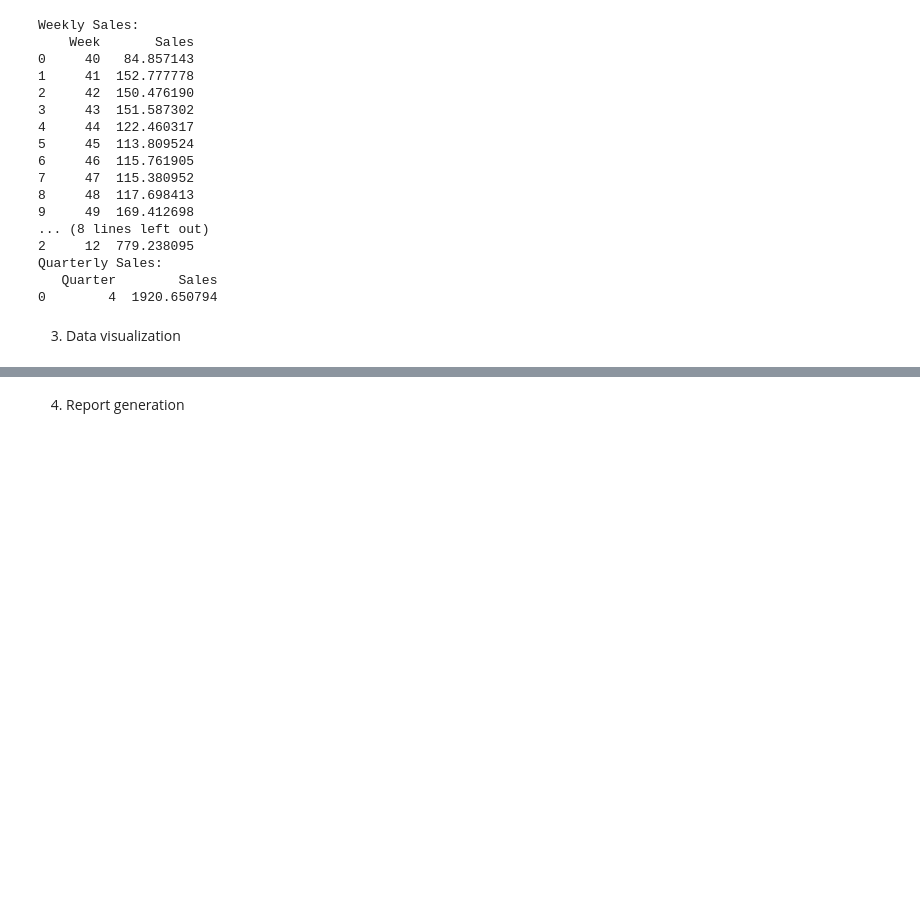
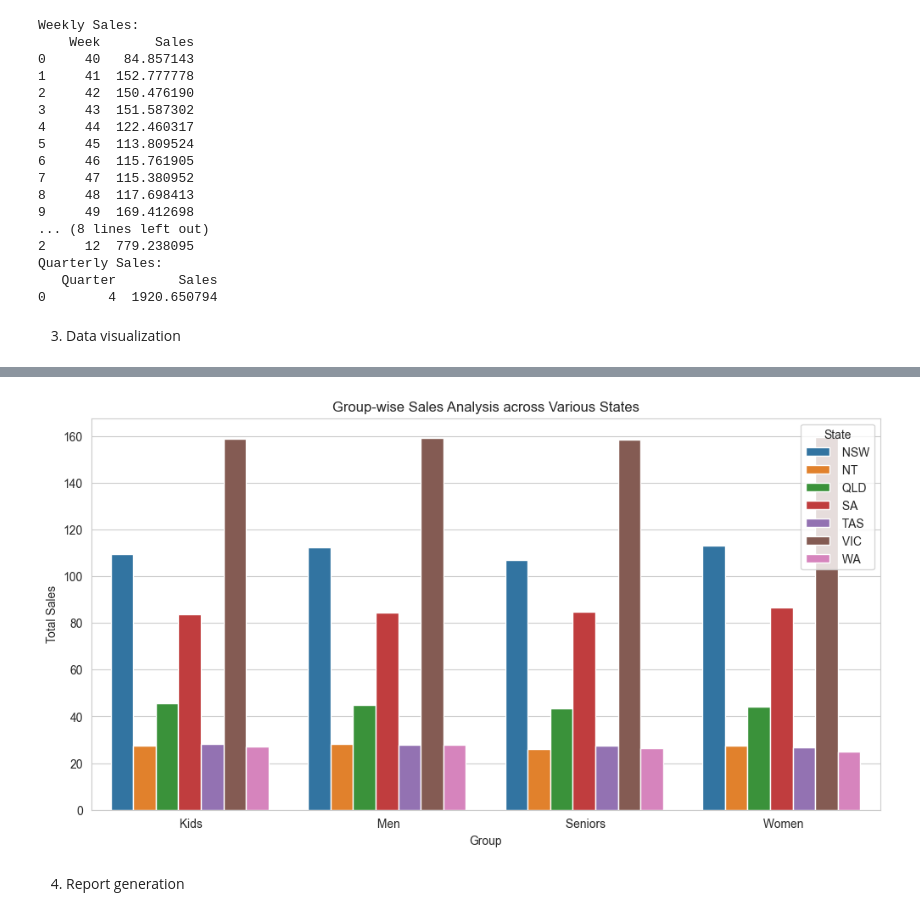
Before and after one commit to srinipar/AILabs, a Jupyter notebook: AIMLIIT/Projects/DS_Sales Analysis/SalesAnalysis.ipynb, the cells around one changed output, grey strips where cells are left out. Drawn from its saved outputs; the diff is of its cells as text; code cells hidden in the pictures; blank space fills up the shorter version.

```diff
--- a/AIMLIIT/Projects/DS_Sales Analysis/SalesAnalysis.ipynb
+++ b/AIMLIIT/Projects/DS_Sales Analysis/SalesAnalysis.ipynb
@@ -303,2 +328,14 @@ Quarterly Sales:
+# %%
+#3 a 2 Group-wise sales analysis (Kids, Women, Men, and Seniors) across various states.
+group_state_sales=df_SalesData.groupby(["Group","State"])["Sales"].sum().reset_index() #Group the sales data by both "Group" and "State" columns
+plt.figure(figsize=(12,6)) #Set the figure size for the plot to 12 inches in width and 6 inches in height.
+sns.barplot(data=group_state_sales, x="Group", y="Sales", hue="State") #Create a bar plot using seaborn's barplot function, where the x-axis represents the "Group"
+plt.title("Group-wise Sales Analysis across Various States") #Set the title of the plot to "Group-wise Sales Analysis across Various States"
+plt.xlabel("Group") #Set the label for the x-axis to "Group"
+plt.ylabel("Total Sales") #Set the label for the y-axis to "Total Sales"
+plt.legend(title="State") #Add a legend to the plot with the title "State" to differentiate between the various states.
+plt.show() #Display the plot on the screen.
+# %% [output]
+[figure, added]
 # %% [markdown]
 4.	Report generation
```
Also changed, not shown: parts of 2 cells of this notebook.
